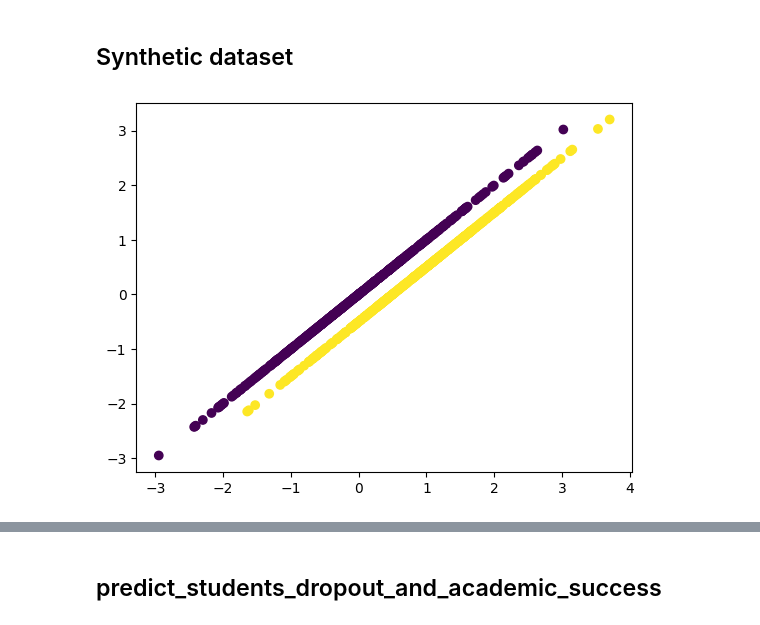
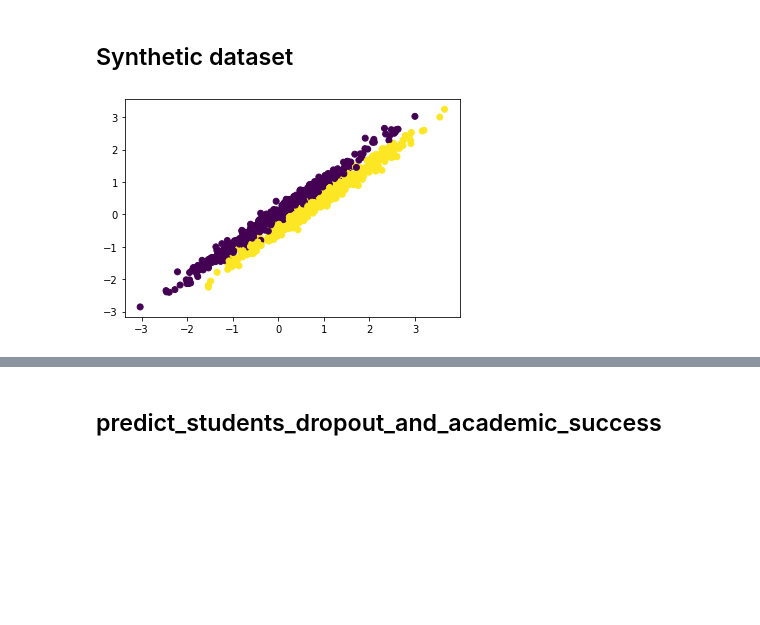
Before and after one commit to kwolny1/cyclic_coordinate_descent_algorithm, a Jupyter notebook: LogRegCCD_notebook.ipynb, the cells around one changed output, grey strips where cells are left out. Drawn from its saved outputs; the diff is of its cells as text; code cells hidden in the pictures; blank space fills up the shorter version.

```diff
--- a/LogRegCCD_notebook.ipynb
+++ b/LogRegCCD_notebook.ipynb
@@ -208,15 +387,15 @@ def generate_synthetic_data(p, n, d, g):
 # %%
 np.random.seed(42)
 p = 0.5
 n = 1000
 d = 2
-g = 1
+g = 0.99
 
 synthetic_X, synthetic_y = generate_synthetic_data(p, n, d, g)
 plt.scatter(synthetic_X["X1"], synthetic_X["X2"], c=synthetic_y)
 plt.show()
 # %% [output]
-[figure, old version]
+[figure, new version]
 # %%
 # synthetic_X = pd.DataFrame(StandardScaler().fit_transform(synthetic_X))
 
```
Also changed, not shown: parts of 16 cells of this notebook, 2 other files.
